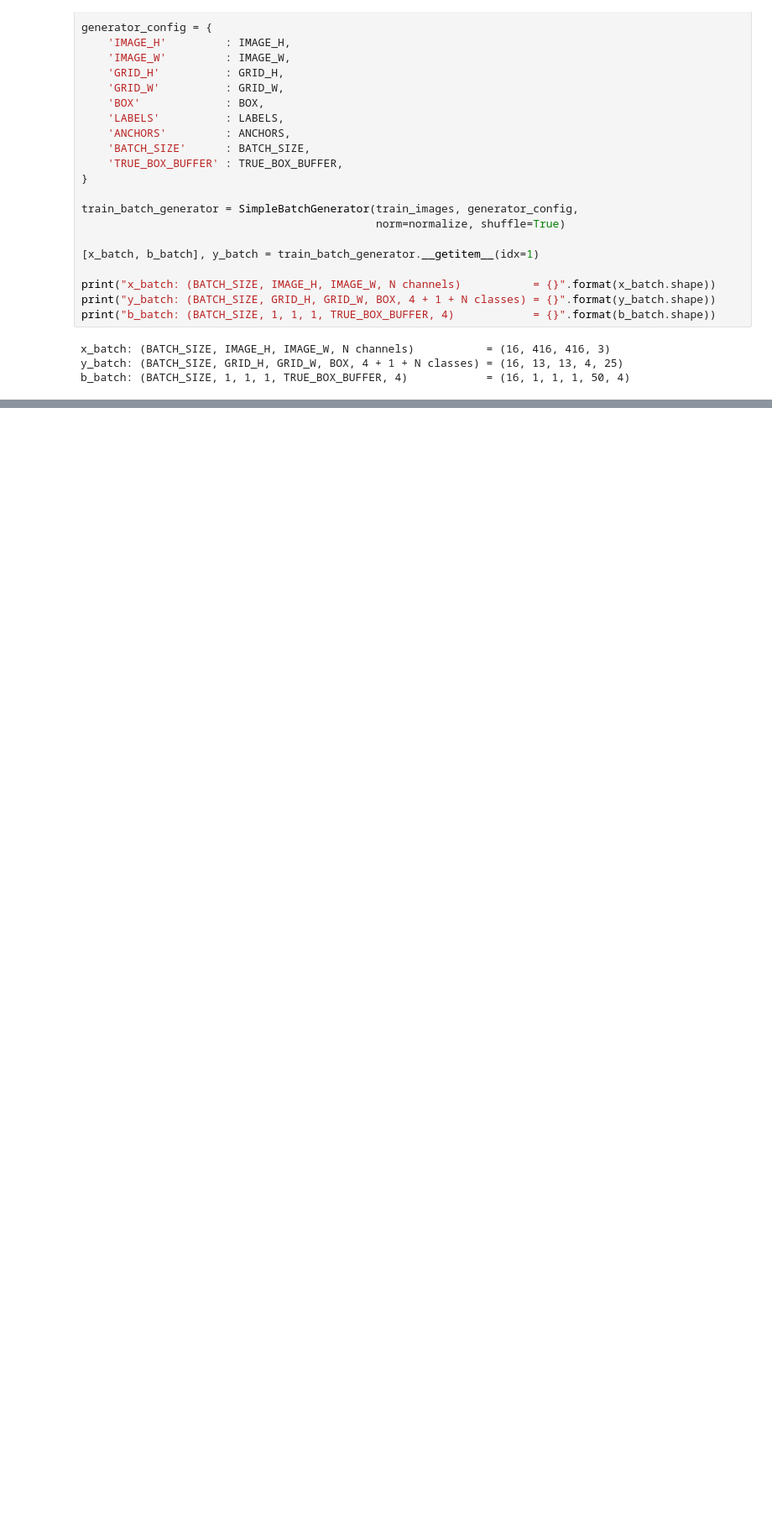
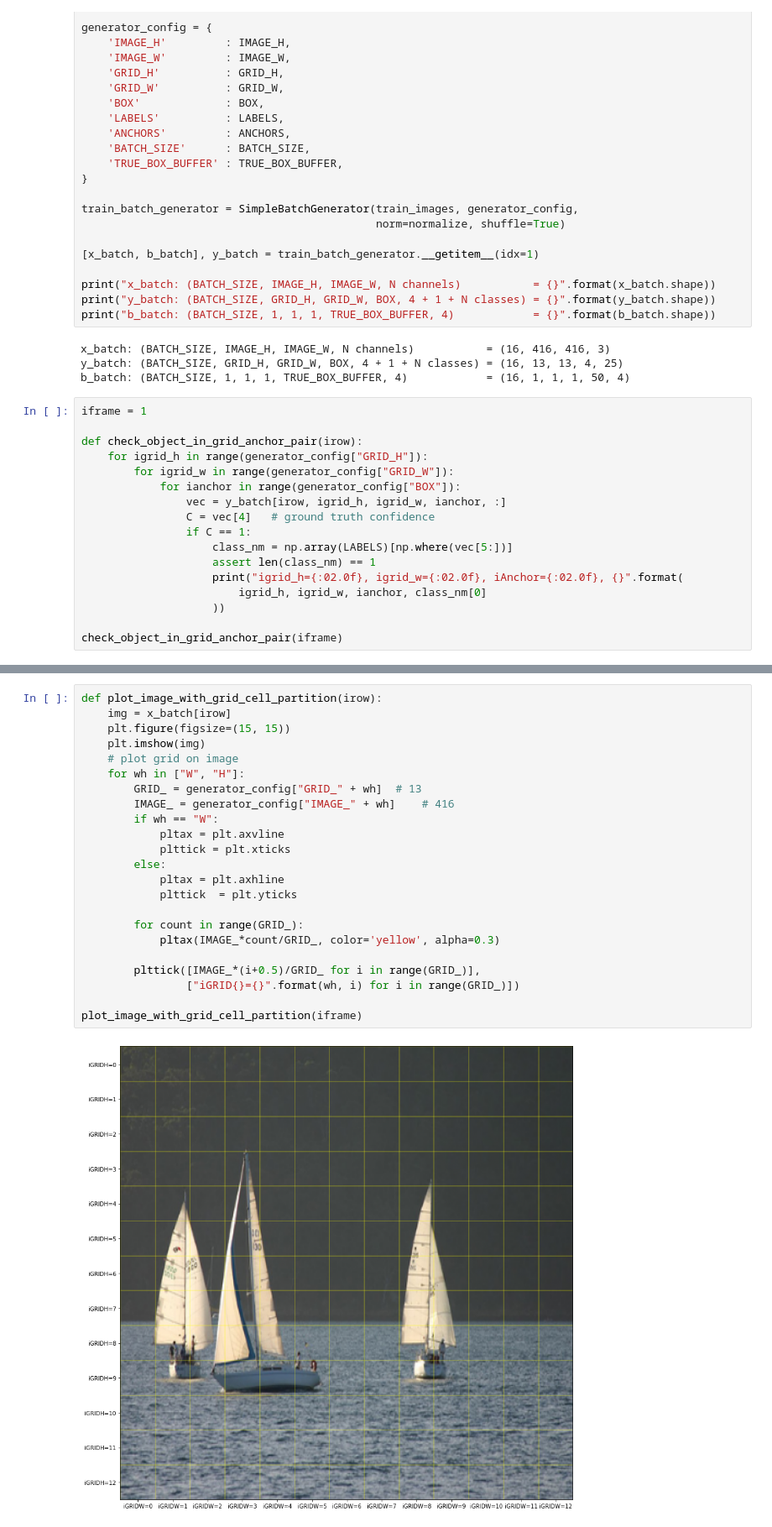
Before and after one commit to ArashDehghanyan/ml-and-vision-practices, a Jupyter notebook: YoloV2Tensorflow.ipynb, the cells around one changed output, grey strips where cells are left out. Shown at 84% size. Cells and saved outputs as stored; diff of their text form; blank space fills up the shorter version.

```diff
--- a/YoloV2Tensorflow.ipynb
+++ b/YoloV2Tensorflow.ipynb
@@ -524,3 +524,20 @@ print("b_batch: (BATCH_SIZE, 1, 1, 1, TRUE_BOX_BUFFER, 4)            = {}".forma
 x_batch: (BATCH_SIZE, IMAGE_H, IMAGE_W, N channels)           = (16, 416, 416, 3)
 y_batch: (BATCH_SIZE, GRID_H, GRID_W, BOX, 4 + 1 + N classes) = (16, 13, 13, 4, 25)
 b_batch: (BATCH_SIZE, 1, 1, 1, TRUE_BOX_BUFFER, 4)            = (16, 1, 1, 1, 50, 4)
+# %%
+iframe = 1
+
+def check_object_in_grid_anchor_pair(irow):
+    for igrid_h in range(generator_config["GRID_H"]):
+        for igrid_w in range(generator_config["GRID_W"]):
+            for ianchor in range(generator_config["BOX"]):
+                vec = y_batch[irow, igrid_h, igrid_w, ianchor, :]
+                C = vec[4]   # ground truth confidence
+                if C == 1:
+                    class_nm = np.array(LABELS)[np.where(vec[5:])]
+                    assert len(class_nm) == 1
+                    print("igrid_h={:02.0f}, igrid_w={:02.0f}, iAnchor={:02.0f}, {}".format(
+                        igrid_h, igrid_w, ianchor, class_nm[0]
+                    ))
+
+check_object_in_grid_anchor_pair(iframe)
@@ -526,0 +548,25 @@ b_batch: (BATCH_SIZE, 1, 1, 1, TRUE_BOX_BUFFER, 4)            = (16, 1, 1, 1, 50
+# %%
+def plot_image_with_grid_cell_partition(irow):
+    img = x_batch[irow]
+    plt.figure(figsize=(15, 15))
+    plt.imshow(img)
+    # plot grid on image
+    for wh in ["W", "H"]:
+        GRID_ = generator_config["GRID_" + wh]  # 13
+        IMAGE_ = generator_config["IMAGE_" + wh]    # 416
+        if wh == "W":
+            pltax = plt.axvline
+            plttick = plt.xticks
+        else:
+            pltax = plt.axhline
+            plttick  = plt.yticks
+
+        for count in range(GRID_):
+            pltax(IMAGE_*count/GRID_, color='yellow', alpha=0.3)
+
+        plttick([IMAGE_*(i+0.5)/GRID_ for i in range(GRID_)],
+                ["iGRID{}={}".format(wh, i) for i in range(GRID_)])
+
+plot_image_with_grid_cell_partition(iframe)
+# %% [output]
+[figure, added]
```
Also changed, not shown: parts of 4 cells of this notebook.
